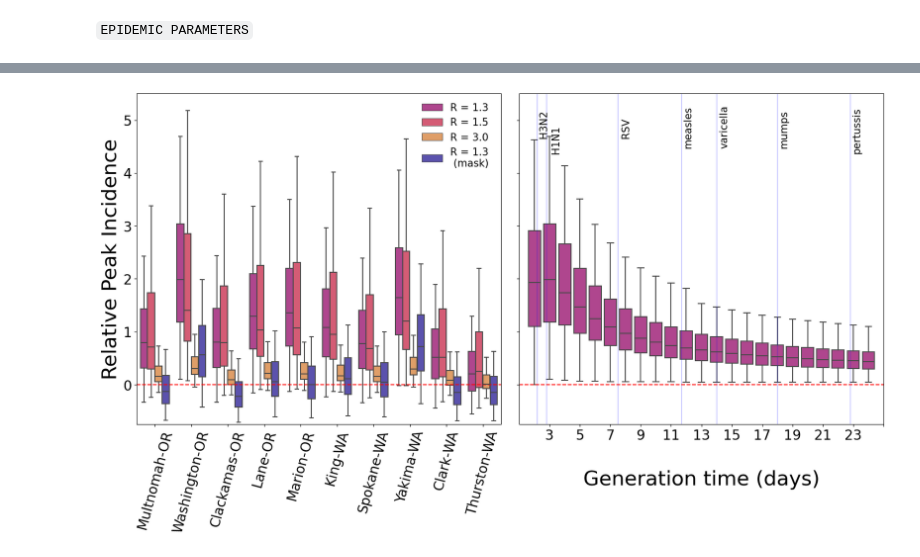
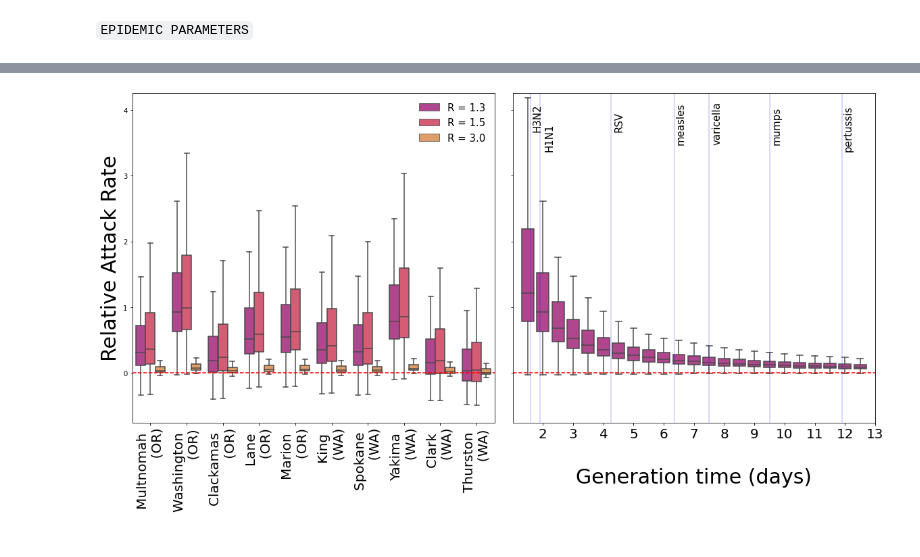
Before and after one commit to GiuliaPullano/wildfires_project, a Jupyter notebook: Codes/Model_disruption.ipynb, the cells around one changed output, grey strips where cells are left out. Drawn from its saved outputs; the diff is of its cells as text; code cells hidden in the pictures.

```diff
--- a/Codes/Model_disruption.ipynb
+++ b/Codes/Model_disruption.ipynb
@@ -419,6 +446,6 @@ for hit in AttackRate_hit.columns:
 # %%
-AttackRate_baseline = pd.read_csv('./wildfires_project/Data/output_disruption/AttackRate_baseline_1_3.csv')
-AttackRate_mask = pd.read_csv('./wildfires_project/Data/output_disruption/AttackRate_mask_1_3.csv')
+AttackRate_baseline = pd.read_csv('./output_disruption/AttackRate_baseline_1_3.csv')
+AttackRate_mask = pd.read_csv('./output_disruption/AttackRate_mask_1_3.csv')
 
 Rel_AR_1_3_mask_df = pd.DataFrame(columns=hit_districts)
 for hit in AttackRate_mask.columns:
@@ -441,14 +471,3 @@ for hit in AttackRate_hit.columns:
-# %%
-AttackRate_baseline = pd.read_csv('./wildfires_project/Data/output_disruption/AttackRate_baseline_3_0.csv')
-AttackRate_hit = pd.read_csv('./wildfires_project/Data/output_disruption/AttackRate_hit_3_0.csv')
-
-Rel_AR_3_0_df = pd.DataFrame(columns=hit_districts)
-for hit in AttackRate_hit.columns:
-    Relative_AttackRate_temp = pd.DataFrame(columns=no_hit_districts)
-    for base in AttackRate_baseline.columns:
-        Relative_AttackRate_temp[base] = (AttackRate_hit[hit]-AttackRate_baseline[base])/AttackRate_baseline[base]
-
-    Rel_AR_3_0_df[hit] = np.array(Relative_AttackRate_temp.iloc[-1:])[0]
 # %% [markdown]
 ### Plots
 # %%
@@ -459,7 +478,9 @@ print(hit_districts_names)
 # %% [output]
 ['Multnomah', 'Washington', 'Clackamas', 'Lane', 'Marion', 'King', 'Spokane', 'Yakima', 'Clark', 'Thurston']
 # %%
-hit_districts_names = ['Multnomah-OR', 'Washington-OR', 'Clackamas-OR', 'Lane-OR', 'Marion-OR', 'King-WA', 'Spokane-WA', 'Yakima-WA', 'Clark-WA', 'Thurston-WA']
+hit_districts_names = ['Multnomah \n            (OR)', 'Washington \n            (OR)', 'Clackamas \n           (OR)',
+                       'Lane \n  (OR)', 'Marion \n     (OR)', 'King \n (WA)', 'Spokane \n       (WA)',
+                       'Yakima \n     (WA)', 'Clark \n  (WA)', 'Thurston \n       (WA)']
 # %%
 Rel_PI_1_3 = Rel_PI_1_3_df.copy()
 Rel_PI_1_5 = Rel_PI_1_5_df.copy()
@@ -665,51 +874,51 @@ plt.show()
 fig, axes = plt.subplots(1, 2, figsize=(16,8), sharey=True, constrained_layout = True)
 fig.tight_layout(rect=[0, 0.03, 1, 0.95])
 # Axes 0
-sns.boxplot(x = data_PI_mask['District'], y = data_PI_mask['Value'], hue = data_PI_mask['Reproduction Ratio'],
-            palette={"R = 1.5": "#EE4266", "R = 3.0": "#F99C4E", "R = 1.3": "#C53096", "R = 1.3 \n (mask)": "#4c3ec0"},
+sns.boxplot(x = data_AR['District'], y = data_AR['Value'], hue = data_AR['Reproduction Ratio'],
+            palette={"R = 1.5": "#EE4266", "R = 3.0": "#F99C4E", "R = 1.3": "#C53096"},
             saturation=0.7, flierprops={"marker": "x"}, fliersize=0, ax = axes[0])
 axes[0].legend(loc = 'best', frameon = False, fontsize=15)
 axes[0].axhline(0,linestyle = '--', color = 'red')
-axes[0].set_ylabel('Relative Peak Incidence', fontsize=30)
-axes[0].set_ylim(-0.75,5.5)
+axes[0].set_ylabel('Relative Attack Rate', fontsize=30)
+axes[0].set_ylim(-0.75,4.25)
 axes[0].set_xlabel('')
 axes[0].set_xticklabels(axes[0].get_xticklabels(), size=20)
-axes[0].set_yticklabels(axes[0].get_yticklabels(), size=20)
+#axes[0].set_yticklabels(axes[0].get_yticklabels(), size=20)
 for tick in axes[0].get_xticklabels():
-    tick.set_rotation(75)
+    tick.set_rotation(90)
 
 # Axes 1
-df = Relative_PeakIncidence_by_R0.melt()
-df = df.rename(columns={"variable": "Generation time", "value": "Relative Peak Incidence"})
-sns.boxplot(data=df, x = 'Generation time', y = "Relative Peak Incidence",
+df = Relative_AttackRate_by_R0.melt()
+df = df.rename(columns={"variable": "Generation time", "value": "Relative Attack Rate"})
+sns.boxplot(data=df, x = 'Generation time', y = "Relative Attack Rate",
             color = '#C53096', saturation=0.7, flierprops={"marker": "x"}, fliersize=0,
            ax = axes[1])
 
 gap = 2
 axes[1].axvline(2.2-gap, color = 'blue', alpha=0.2)
-axes[1].text(2.3-gap,4.7,'H3N2',rotation=90, fontsize=15)
+axes[1].text(2.3-gap,3.7,'H3N2',rotation=90, fontsize=15)
 axes[1].axvline(2.8-gap, color = 'blue', alpha=0.2)
-axes[1].text(3.0-gap+0.1,4.4,'H1N1',rotation=90,  fontsize=15)
+axes[1].text(3.0-gap+0.1,3.4,'H1N1',rotation=90,  fontsize=15)
 axes[1].axvline(7.5-gap, color = 'blue', alpha=0.2)
-axes[1].text(7.7-gap,4.7,'RSV',rotation=90,  fontsize=15)
+axes[1].text(7.7-gap,3.7,'RSV',rotation=90,  fontsize=15)
 axes[1].axvline(11.7-gap, color = 'blue', alpha=0.2)
-axes[1].text(11.8-gap,4.5,'measles',rotation=90,  fontsize=15)
+axes[1].text(11.8-gap,3.5,'measles',rotation=90,  fontsize=15)
 axes[1].axvline(14-gap, color = 'blue', alpha=0.2)
-axes[1].text(14.2-gap,4.5,'varicella',rotation=90,  fontsize=15)
+axes[1].text(14.2-gap,3.5,'varicella',rotation=90,  fontsize=15)
 axes[1].axvline(18-gap, color = 'blue', alpha=0.2)
-axes[1].text(17.9-gap+0.225, 4.5,'mumps',rotation=90,  fontsize=15)
+axes[1].text(17.9-gap+0.225, 3.5,'mumps',rotation=90,  fontsize=15)
 axes[1].axvline(22.8-gap, color = 'blue', alpha=0.2)
-axes[1].text(22.9-gap, 4.4,'pertussis',rotation=90,  fontsize=15)
+axes[1].text(22.9-gap, 3.4,'pertussis',rotation=90,  fontsize=15)
 
 axes[1].axhline(0,linestyle = '--', color = 'red')
 axes[1].set_ylabel('')
-axes[1].set_xlabel('Generation time (days)', fontsize=30, labelpad=40)
+axes[1].set_xlabel('Generation time (days)', fontsize=30, labelpad = 40)
 axes[1].set_xlim(-1,23)
 axes[1].set_xticks(np.arange(1,25)[::2])
 axes[1].set_xticklabels(axes[1].get_xticklabels(), size=20)
 
 plt.subplots_adjust(wspace=0.05, hspace=0.05)
 plt.show()
-fig.savefig("./wildfires_project/Plots/figure2_14daysobs.pdf", bbox_inches='tight')
+fig.savefig("fig_SI.pdf", bbox_inches='tight')
 # %% [output]
-[figure, old version]
+[figure, new version]
```
Also changed, not shown: parts of 63 cells of this notebook.
